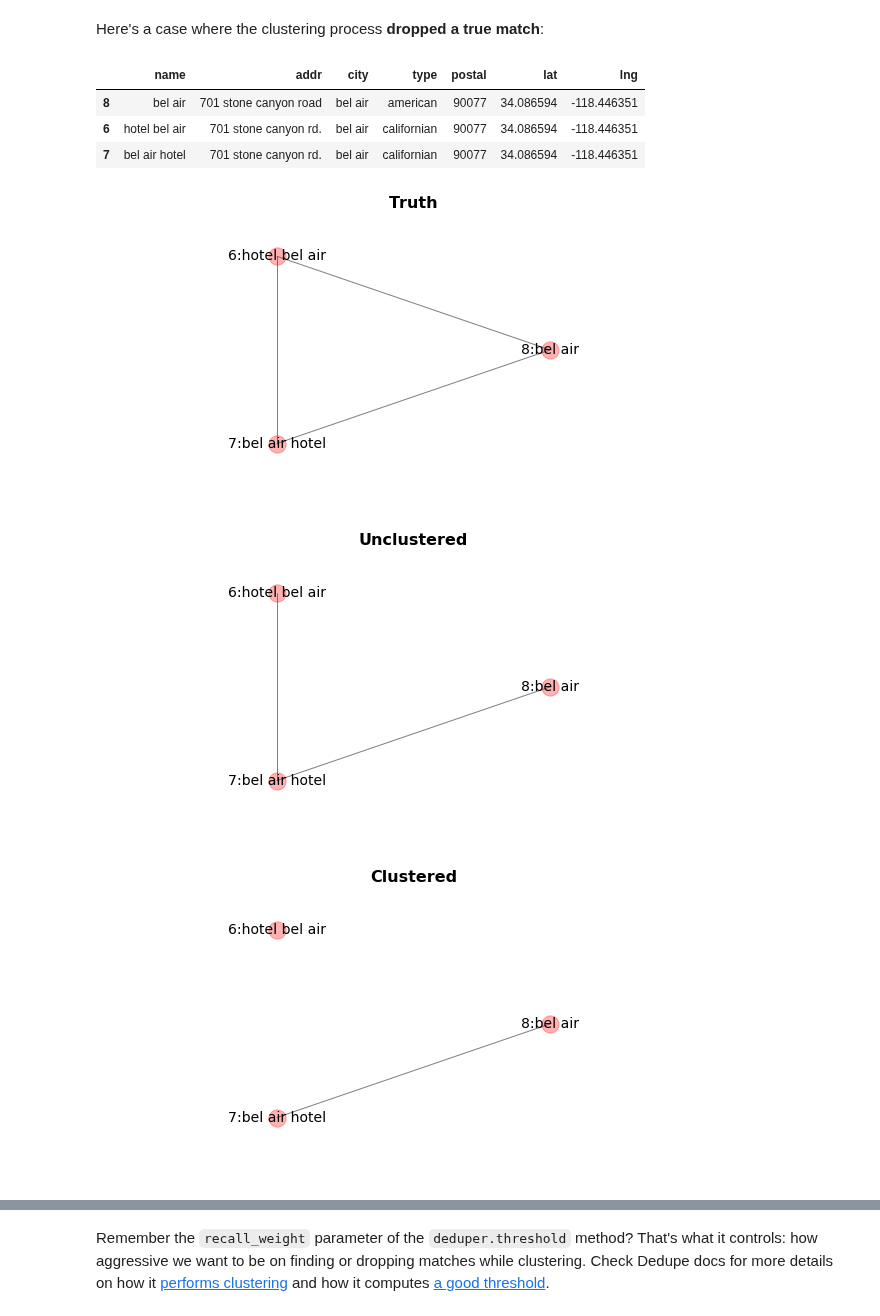
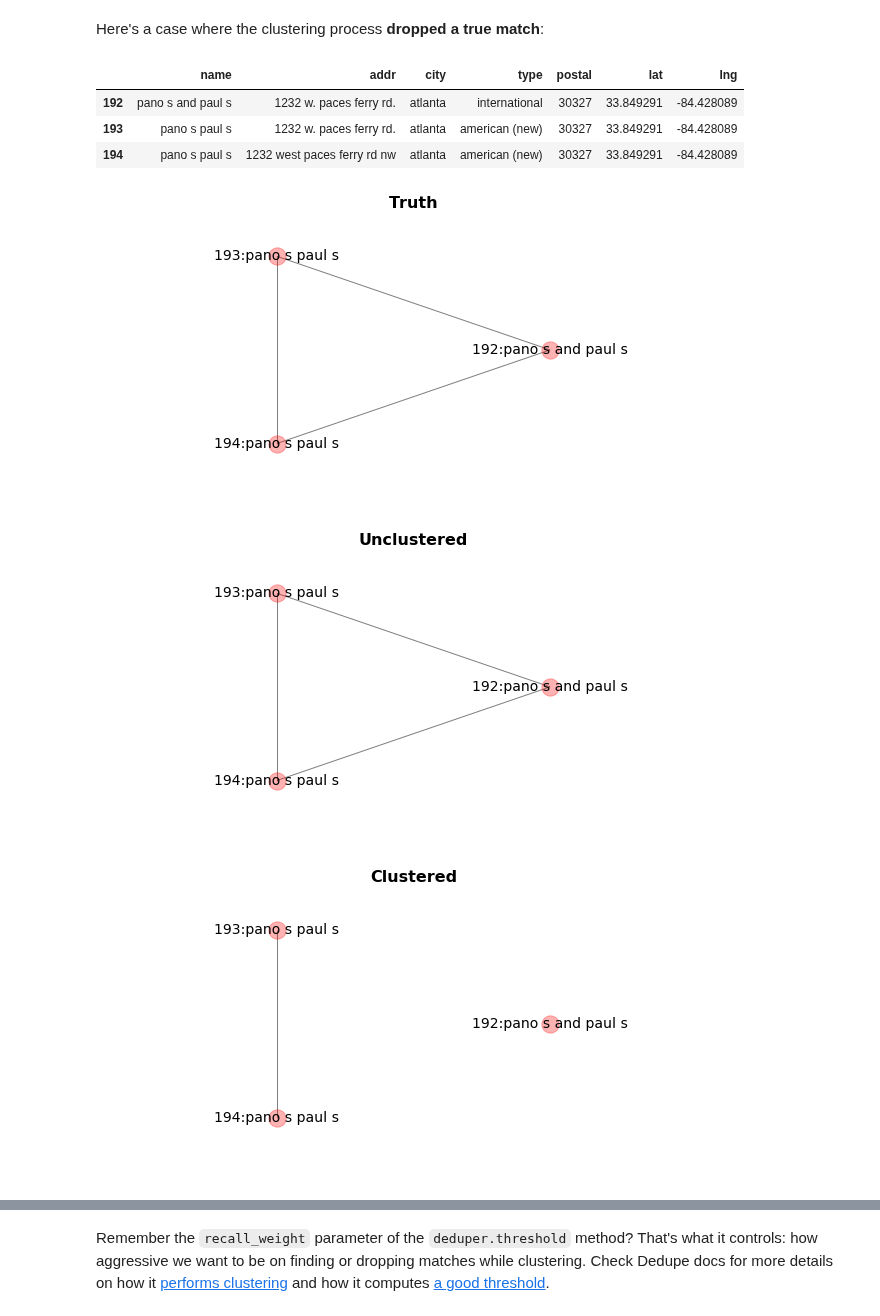
Before and after one commit to vintasoftware/deduplication-slides, a Jupyter notebook: slides-reduced.ipynb, the cells around one changed output, grey strips where cells are left out. Saved outputs shown, nothing was run; the diff lists cells and outputs as text; code cells hidden in the pictures.

```diff
--- a/slides-reduced.ipynb
+++ b/slides-reduced.ipynb
@@ -1084,7 +1205,7 @@ To proceed with the deduplication, we compute the **clustering threshold** and c
 # %%
 import itertools
 
-threshold = deduper.threshold(data_for_dedupe, recall_weight=1.5)
+threshold = deduper.threshold(data_for_dedupe, recall_weight=1)
 clustered_dupes = deduper.match(data_for_dedupe, threshold)
 
 dedupe_found_pairs_set = set()
@@ -1274,16 +1387,18 @@ display(diff_set)
 # %% [markdown]
 Here's a case where the clustering process **dropped a true match**:
 # %%
-bad_diff_all_ids = {6, 7, 8}
+from graph_utils import show_cluster_graphs
+
+bad_diff_all_ids = {192, 193, 194}
 show_cluster_graphs(
     df,
     golden_pairs_set, dedupe_found_pairs_set, dedupe_unclustered_found_pairs_set,
     bad_diff_all_ids)
 # %% [output]
 |  | name | addr | city | type | postal | lat | lng |
-| 8 | bel air | 701 stone canyon road | bel air | american | 90077 | 34.086594 | -118.446351 |
-| 6 | hotel bel air | 701 stone canyon rd. | bel air | californian | 90077 | 34.086594 | -118.446351 |
-| 7 | bel air hotel | 701 stone canyon rd. | bel air | californian | 90077 | 34.086594 | -118.446351 |
+| 192 | pano s and paul s | 1232 w. paces ferry rd. | atlanta | international | 30327 | 33.849291 | -84.428089 |
+| 193 | pano s paul s | 1232 w. paces ferry rd. | atlanta | american (new) | 30327 | 33.849291 | -84.428089 |
+| 194 | pano s paul s | 1232 west paces ferry rd nw | atlanta | american (new) | 30327 | 33.849291 | -84.428089 |
-[figure, old version]
+[figure, new version]
-[figure, old version]
+[figure, new version]
-[figure, old version]
+[figure, new version]
```
Also changed, not shown: parts of 13 cells of this notebook, 4 other files.
